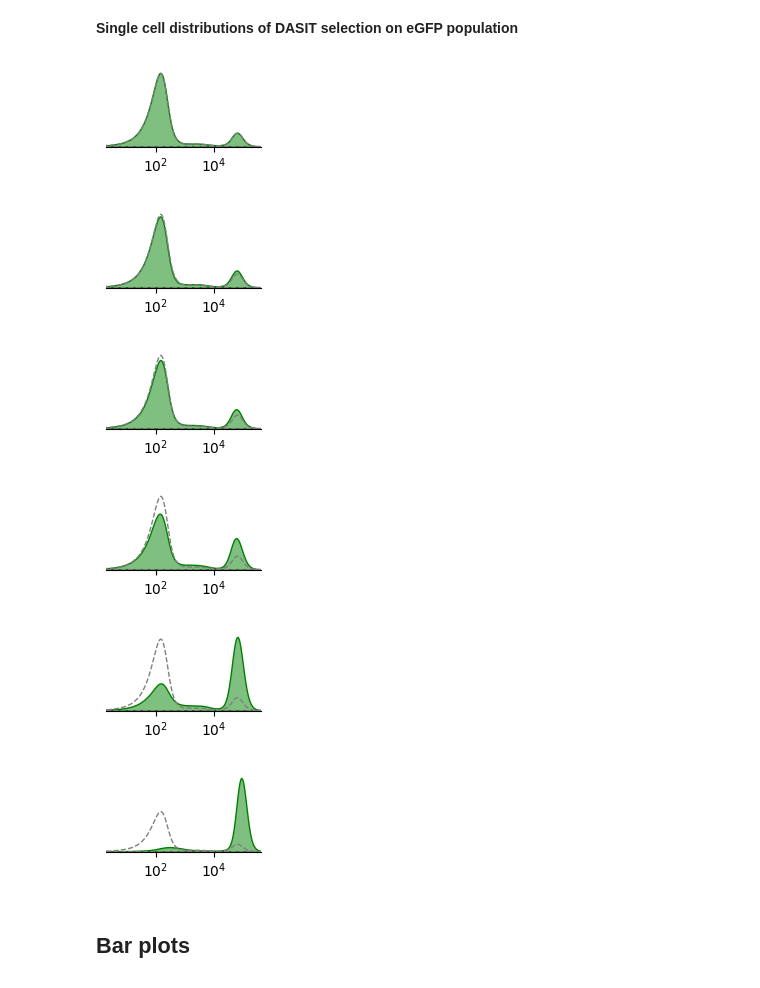
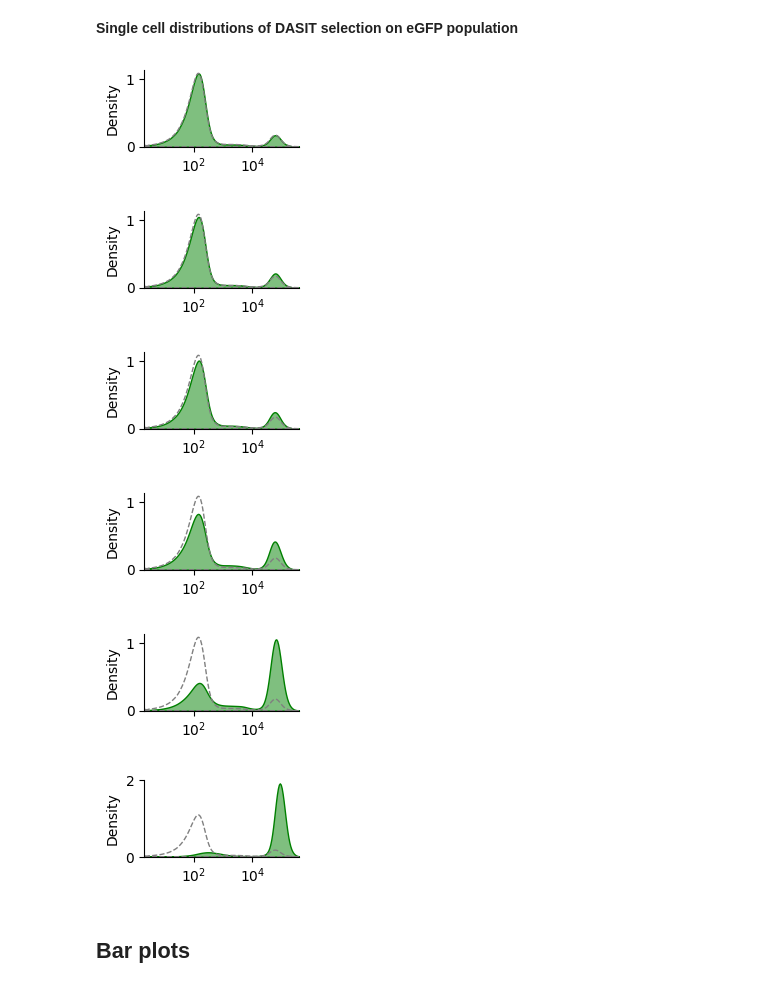
Before and after one commit to GallowayLabMIT/dasit_manuscript, a Jupyter notebook: Figure_XX_single_distributions/Figure_XX_single_cell.ipynb, the cells around one changed output. Cells and saved outputs as stored; diff of their text form; code cells hidden in the pictures.

```diff
--- a/Figure_XX_single_distributions/Figure_XX_single_cell.ipynb
+++ b/Figure_XX_single_distributions/Figure_XX_single_cell.ipynb
@@ -90,8 +90,7 @@ display(data)
-# %%
-untransfected = data[data['reporter'] == 'Untransfected']
 # %%
 parameters = np.array(['mGL-H', 'mRuby2-H', 'iRFP670-H'])
 for param in parameters:
+    untransfected = data[(data['reporter'] == 'Untransfected') & (data[param] > 0) ]
     g = plt.figure()
     sns.kdeplot(untransfected, x=param,hue='reporter',log_scale=True,legend=False,fill=True,common_norm=False,palette='viridis', alpha = 0, linestyle = '--')
 # %% [output]
@@ -129,34 +128,32 @@ data_iRFP670_count_reps = data_iRFP670_count_reps.loc[(data_iRFP670_count_reps['
 # %%
 reporters = ['pKG05002']
 parameters = pd.array(['mGL-A', 'TagBFP-A'])
 plottitle = np.array(['0x_5002.svg', '2_5x_5002.svg', '5x_5002.svg', '10x_5002.svg', '20x_5002.svg', '40x_5002.svg'])
 puro = np.array(['0x', '2.5x', '5x', '10x', '20x', '40x'])
 
 xsize = 2; ysize = 1; figsize = (xsize, ysize)
 untransfected = data[data['reporter'] == 'Untransfected']
 for j in range(6):
     plt.figure(figsize=figsize)
-    underlay = data[(data['reporter'] == 'pKG05002') & (data['Puro'] == '0x')]
-    data_now = data[(data['reporter'] == reporters[0]) & (data['Puro']==puro[j])]
+    underlay = data[(data['reporter'] == 'pKG05002') & (data['Puro'] == '0x') & (data['mGL-A'] > 0)]
+    data_now = data[(data['reporter'] == reporters[0]) & (data['Puro']==puro[j]) & (data['mGL-A'] > 0)]
     g = sns.kdeplot(data=data_now, x=parameters[0],y=None,hue='conds', legend=False,
-                    log_scale=True,fill=True, alpha = 0.5,common_norm=False,palette=['green'])
+                    log_scale=True,fill=True, alpha = 0.5,common_norm=True,palette=['green'])
     g = sns.kdeplot(data=underlay, x=parameters[0],y=None,hue='conds', legend=False,
-                    log_scale=True,fill=True, alpha = 0,common_norm=False,palette=['grey'], linestyle = '--')
-    g.spines['left'].set_visible(False)
-    plt.gca().get_yaxis().set_visible(False)
+                    log_scale=True,fill=True, alpha = 0,common_norm=True,palette=['grey'], linestyle = '--')
     plt.gca().set_xlabel("")
     g.set_xlim(xmin=2, xmax=400000)
     g.spines['top'].set_visible(False)
     g.spines['right'].set_visible(False)
     g = g.get_figure()
     g.savefig(rd.outfile(output_path/plottitle[j]),bbox_inches='tight')
 # %% [output]
-[figure, old version]
+[figure, new version]
-[figure, old version]
+[figure, new version]
-[figure, old version]
+[figure, new version]
-[figure, old version]
+[figure, new version]
-[figure, old version]
+[figure, new version]
-[figure, old version]
+[figure, new version]
 # %% [markdown]
 ## Bar plots
 # %%
```
Also changed, not shown: parts of 2 cells of this notebook, 8 other files.
